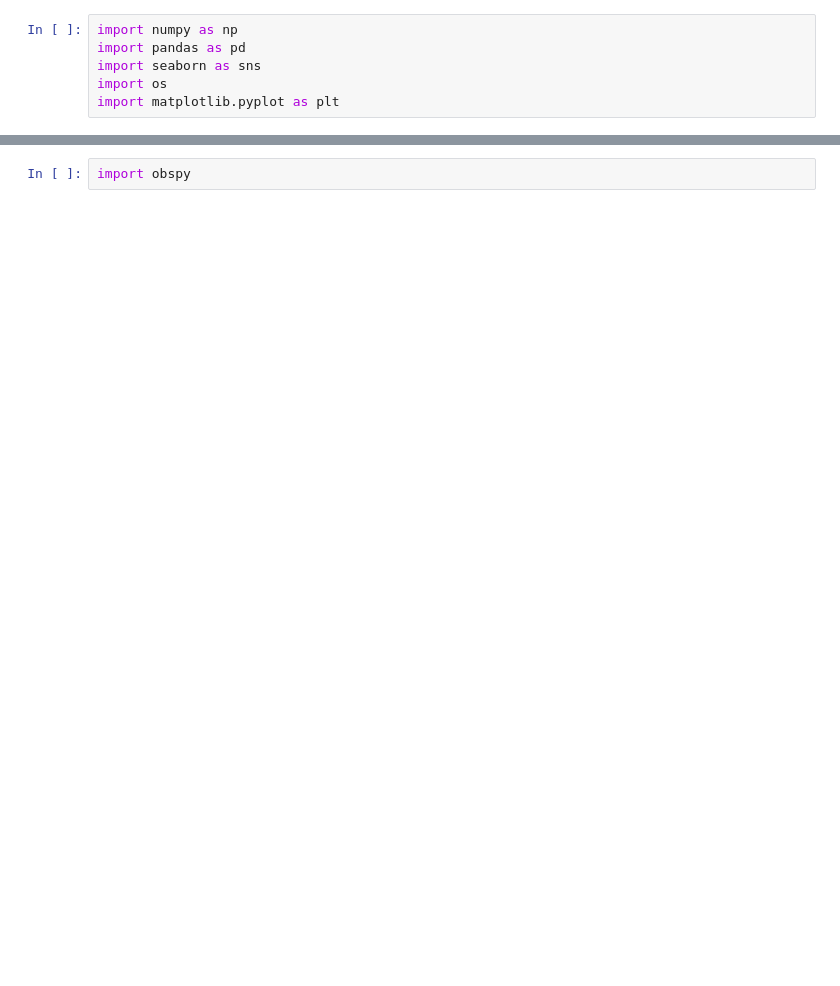
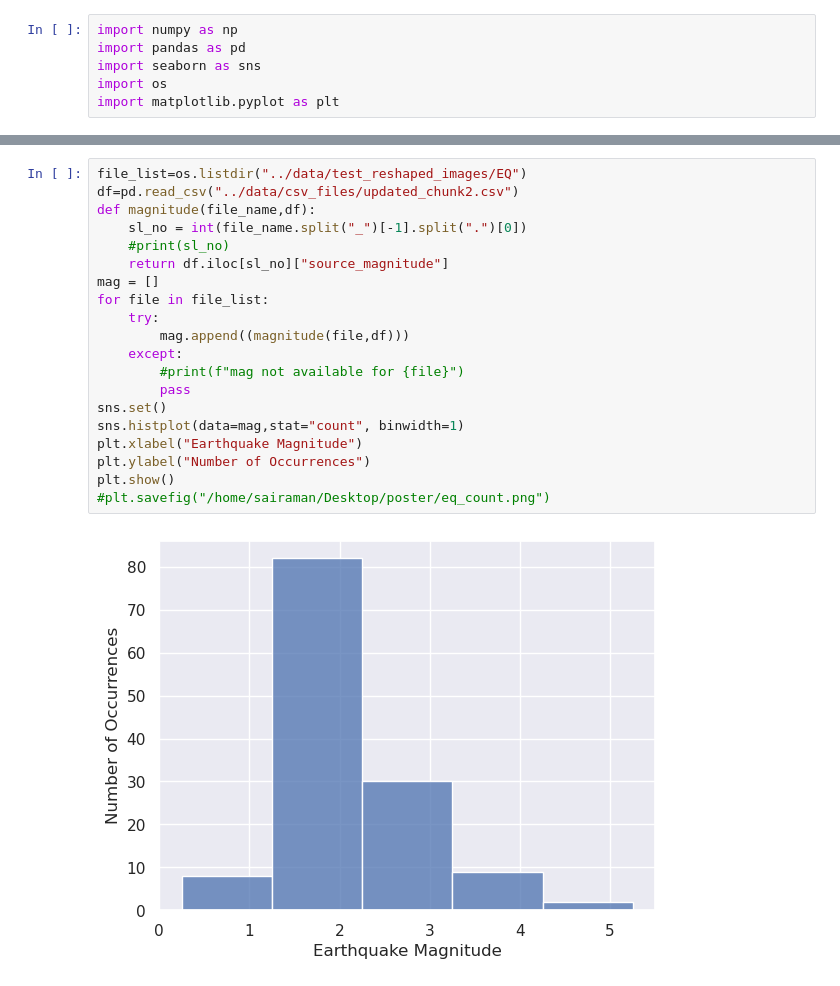
Before and after one commit to srpraman/Earthquake-Event-Identification, a Jupyter notebook: eda.ipynb, the cells around one changed output, grey strips where cells are left out. Cells and saved outputs as stored; diff of their text form; blank space fills up the shorter version.

```diff
--- a/eda.ipynb
+++ b/eda.ipynb
@@ -29,3 +29,23 @@ plt.savefig("/home/sairaman/Desktop/poster/eq_count.png")
 <Figure size 640x480 with 0 Axes>
-# %%
-import obspy
+# %%
+file_list=os.listdir("../data/test_reshaped_images/EQ")
+df=pd.read_csv("../data/csv_files/updated_chunk2.csv")
+def magnitude(file_name,df):
+    sl_no = int(file_name.split("_")[-1].split(".")[0])
+    #print(sl_no)
+    return df.iloc[sl_no]["source_magnitude"]
+mag = []
+for file in file_list:
+    try:
+        mag.append((magnitude(file,df)))
+    except:
+        #print(f"mag not available for {file}")
+        pass
+sns.set()
+sns.histplot(data=mag,stat="count", binwidth=1)
+plt.xlabel("Earthquake Magnitude")
+plt.ylabel("Number of Occurrences")
+plt.show()
+#plt.savefig("/home/sairaman/Desktop/poster/eq_count.png")
+# %% [output]
+[figure, added]
```
Also changed, not shown: parts of 1 cell of this notebook, 6 other files.
